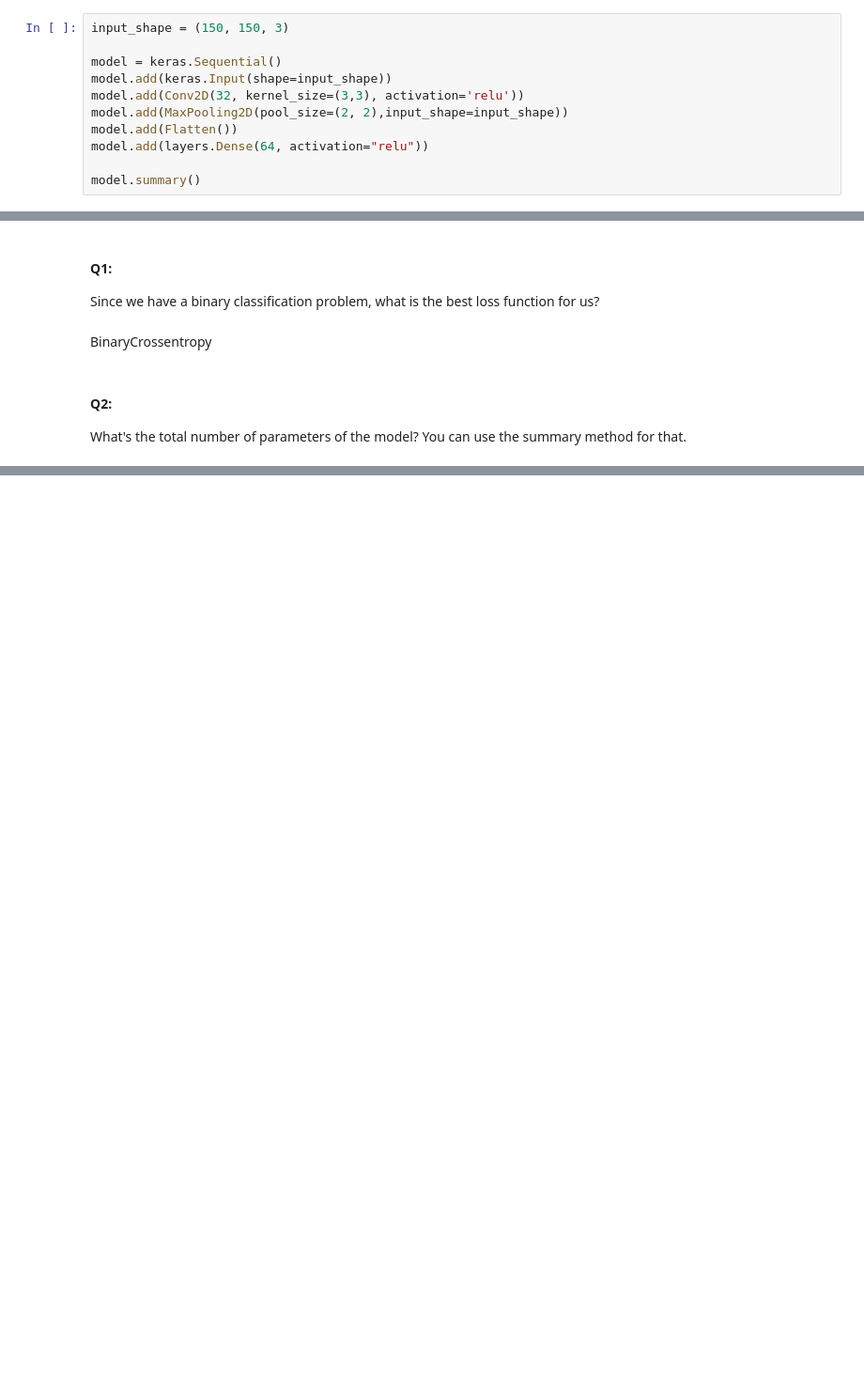
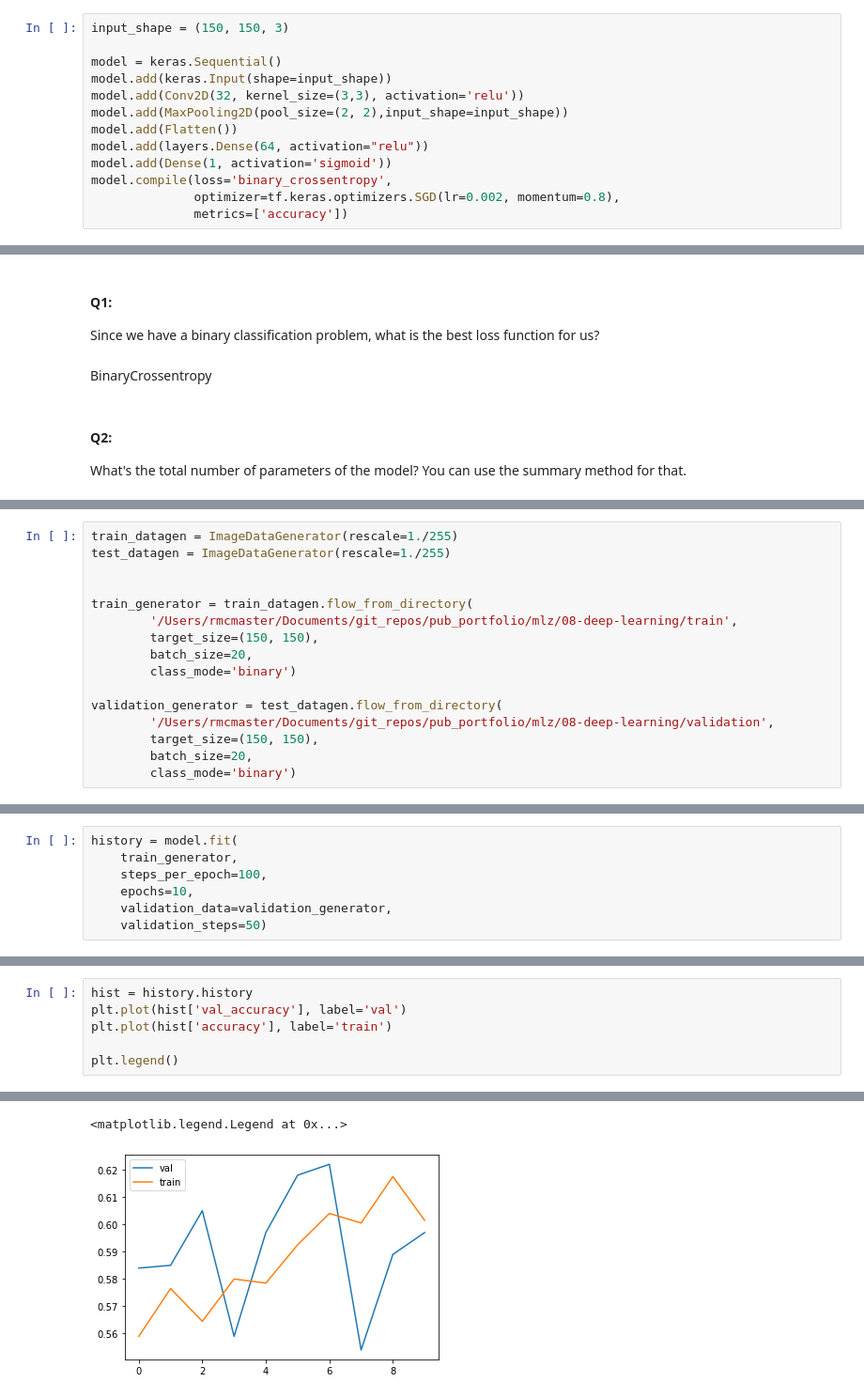
Before and after one commit to RickyMcMaster/pub_portfolio, a Jupyter notebook: mlz/08-deep-learning/MLZ-Assignment08.ipynb, the cells around one changed output, grey strips where cells are left out. Shown at 94% size. Drawn from its saved outputs; the diff is of its cells as text; blank space fills up the shorter version.

```diff
--- a/mlz/08-deep-learning/MLZ-Assignment08.ipynb
+++ b/mlz/08-deep-learning/MLZ-Assignment08.ipynb
@@ -83,5 +66,7 @@ model.add(Conv2D(32, kernel_size=(3,3), activation='relu'))
 model.add(MaxPooling2D(pool_size=(2, 2),input_shape=input_shape))
 model.add(Flatten())
 model.add(layers.Dense(64, activation="relu"))
-
-model.summary()
+model.add(Dense(1, activation='sigmoid'))
+model.compile(loss='binary_crossentropy',
+              optimizer=tf.keras.optimizers.SGD(lr=0.002, momentum=0.8),
+              metrics=['accuracy'])
@@ -112,0 +104,16 @@ What's the total number of parameters of the model? You can use the summary meth
+# %%
+train_datagen = ImageDataGenerator(rescale=1./255)
+test_datagen = ImageDataGenerator(rescale=1./255)
+
+
+train_generator = train_datagen.flow_from_directory(
+        '/Users/rmcmaster/Documents/git_repos/pub_portfolio/mlz/08-deep-learning/train',
+        target_size=(150, 150),
+        batch_size=20,
+        class_mode='binary')
+
+validation_generator = test_datagen.flow_from_directory(
+        '/Users/rmcmaster/Documents/git_repos/pub_portfolio/mlz/08-deep-learning/validation',
+        target_size=(150, 150),
+        batch_size=20,
+        class_mode='binary')
@@ -112,0 +123,7 @@ What's the total number of parameters of the model? You can use the summary meth
+# %%
+history = model.fit(
+    train_generator,
+    steps_per_epoch=100,
+    epochs=10,
+    validation_data=validation_generator,
+    validation_steps=50)
@@ -112,0 +151,7 @@ What's the total number of parameters of the model? You can use the summary meth
+# %%
+hist = history.history
+plt.plot(hist['val_accuracy'], label='val')
+plt.plot(hist['accuracy'], label='train')
+
+plt.legend()
+# %% [output]
@@ -112,0 +160,2 @@ What's the total number of parameters of the model? You can use the summary meth
+<matplotlib.legend.Legend at 0x...>
+[figure, added]
```
Also changed, not shown: parts of 14 cells of this notebook.
